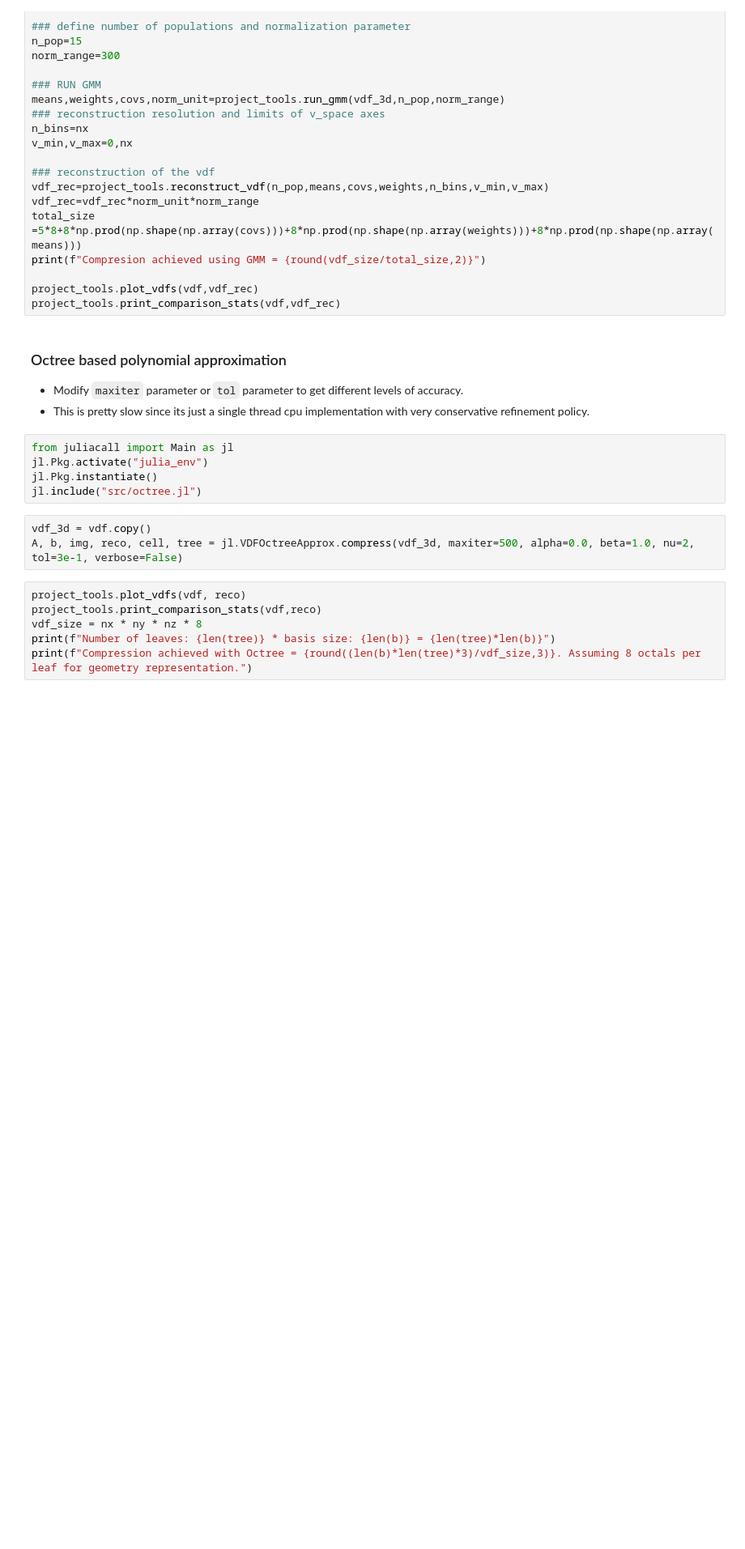
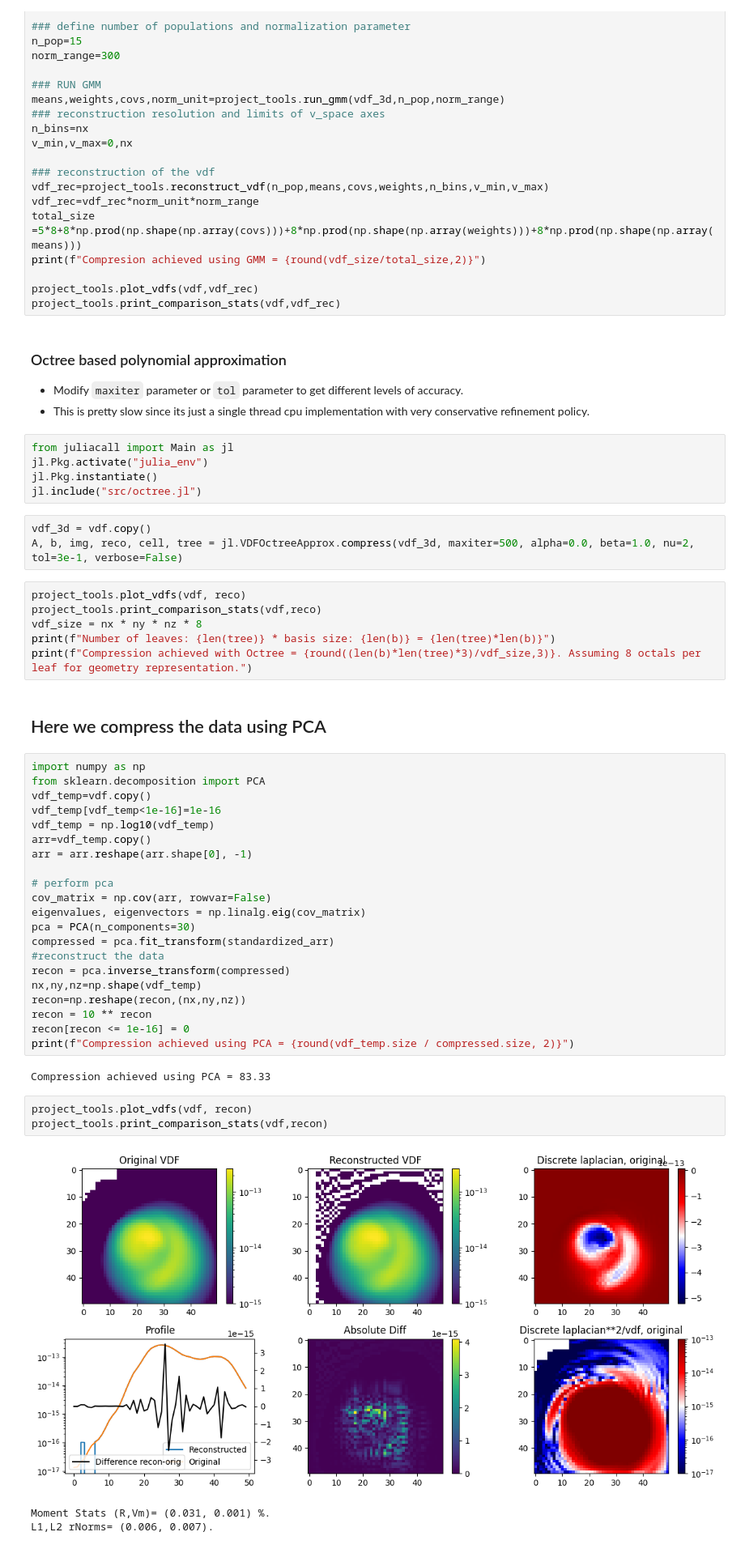
Before and after one commit to juhanikataja/asterix, a Jupyter notebook: Inno4Scale.ipynb, the cells around one changed output. Shown: that part at 81% size. Drawn from its saved outputs; the diff is of its cells as text; blank space fills up the shorter version.

```diff
--- a/Inno4Scale.ipynb
+++ b/Inno4Scale.ipynb
@@ -387,3 +399,35 @@ project_tools.print_comparison_stats(vdf,reco)
 vdf_size = nx * ny * nz * 8
 print(f"Number of leaves: {len(tree)} * basis size: {len(b)} = {len(tree)*len(b)}")
 print(f"Compression achieved with Octree = {round((len(b)*len(tree)*3)/vdf_size,3)}. Assuming 8 octals per leaf for geometry representation.")
+# %% [markdown]
+## Here we compress the data using PCA
+# %%
+import numpy as np
+from sklearn.decomposition import PCA
+vdf_temp=vdf.copy()
+vdf_temp[vdf_temp<1e-16]=1e-16
+vdf_temp = np.log10(vdf_temp)
+arr=vdf_temp.copy()
+arr = arr.reshape(arr.shape[0], -1)
+
+# perform pca
+cov_matrix = np.cov(arr, rowvar=False)
+eigenvalues, eigenvectors = np.linalg.eig(cov_matrix)
+pca = PCA(n_components=30)
+compressed = pca.fit_transform(standardized_arr)
+#reconstruct the data
+recon = pca.inverse_transform(compressed)
+nx,ny,nz=np.shape(vdf_temp)
+recon=np.reshape(recon,(nx,ny,nz))
+recon = 10 ** recon
+recon[recon <= 1e-16] = 0
+print(f"Compression achieved using PCA = {round(vdf_temp.size / compressed.size, 2)}")
+# %% [output]
+Compression achieved using PCA = 83.33
+# %%
+project_tools.plot_vdfs(vdf, recon)
+project_tools.print_comparison_stats(vdf,recon)
+# %% [output]
+[figure, added]
+Moment Stats (R,Vm)= (0.031, 0.001) %.
+L1,L2 rNorms= (0.006, 0.007).
```
Also changed, not shown: parts of 3 cells of this notebook.
